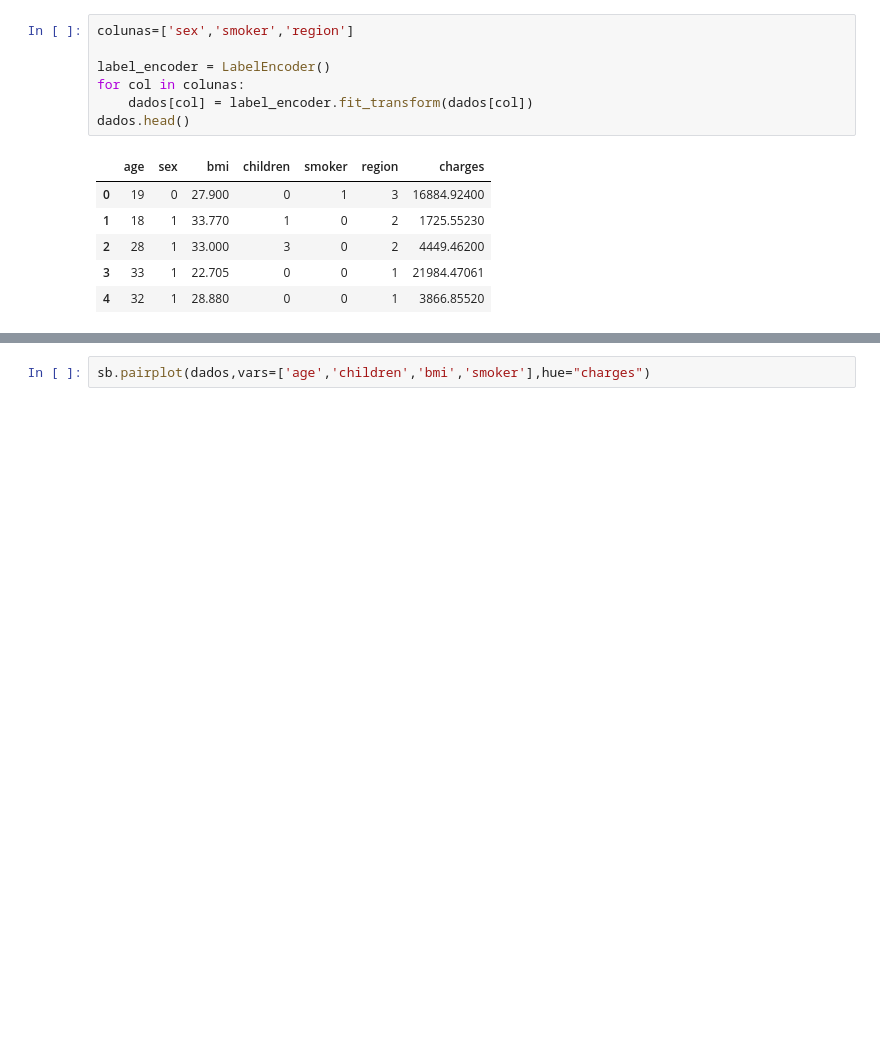
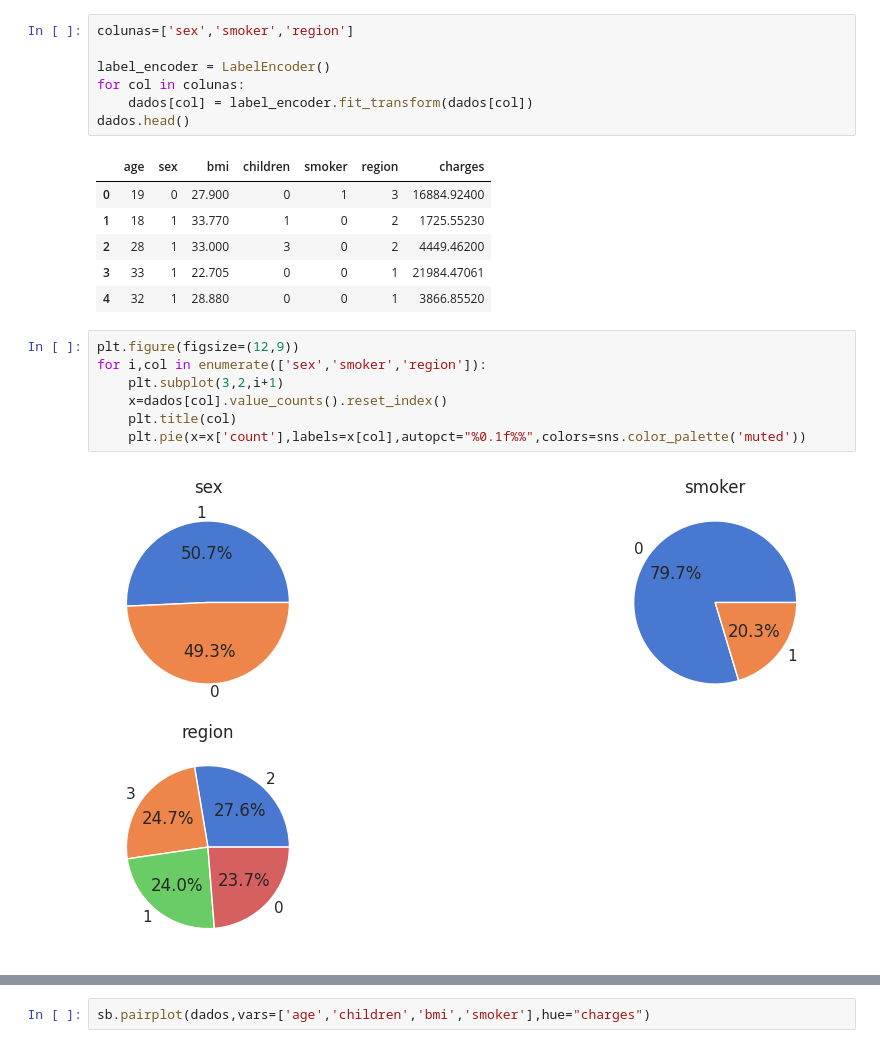
Before and after one commit to lcaffe/tech-challenge, a Jupyter notebook: tech_challenge.ipynb, the cells around one changed output, grey strips where cells are left out. Cells and saved outputs as stored; diff of their text form; blank space fills up the shorter version.

```diff
--- a/tech_challenge.ipynb
+++ b/tech_challenge.ipynb
@@ -213,3 +213,12 @@ dados.head()
 | 2 | 28 | 1 | 33.000 | 3 | 0 | 2 | 4449.46200 |
 | 3 | 33 | 1 | 22.705 | 0 | 0 | 1 | 21984.47061 |
 | 4 | 32 | 1 | 28.880 | 0 | 0 | 1 | 3866.85520 |
+# %%
+plt.figure(figsize=(12,9))
+for i,col in enumerate(['sex','smoker','region']):
+    plt.subplot(3,2,i+1)
+    x=dados[col].value_counts().reset_index()
+    plt.title(col)
+    plt.pie(x=x['count'],labels=x[col],autopct="%0.1f%%",colors=sns.color_palette('muted'))
+# %% [output]
+[figure, added]
```
Also changed, not shown: parts of 17 cells of this notebook.
